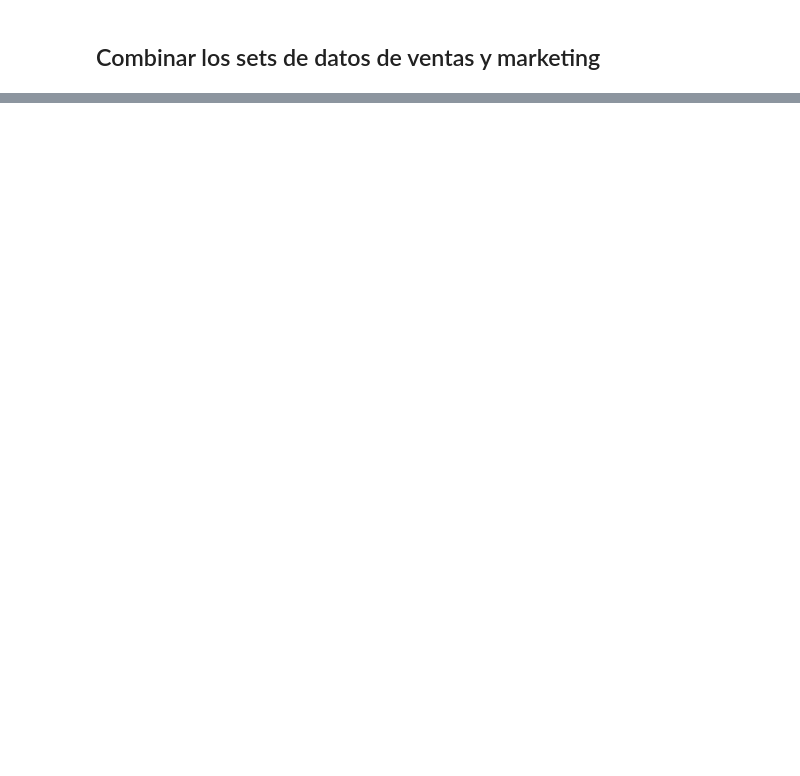
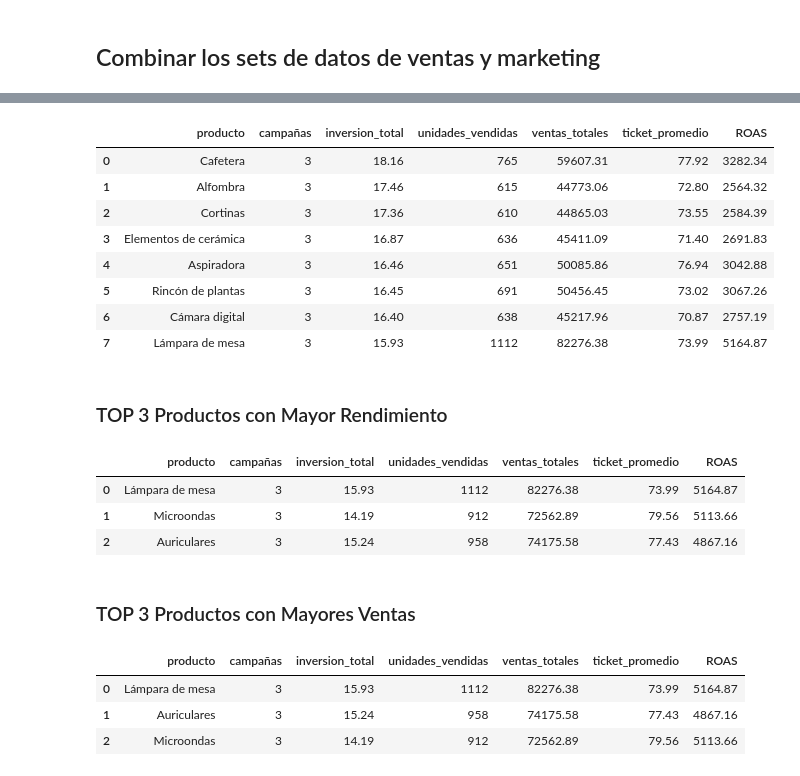
Before and after one commit to Domegal13/DATA-ANALITICS-PYTHON-TALENTO-TECH-C25261, a Jupyter notebook: Gallo_Domenico_Comision_C25261_PFI_Data_Analitics_con_Python_Pre_Entrega.ipynb, the cells around one changed output, grey strips where cells are left out. Saved outputs shown, nothing was run; the diff lists cells and outputs as text; code cells hidden in the pictures; blank space fills up the shorter version.

```diff
--- a/Gallo_Domenico_Comision_C25261_PFI_Data_Analitics_con_Python_Pre_Entrega.ipynb
+++ b/Gallo_Domenico_Comision_C25261_PFI_Data_Analitics_con_Python_Pre_Entrega.ipynb
@@ -418,0 +431,11 @@ display(df_marketing.sample(5))
+# %%
+marketin_producto = (df_marketing.groupby('producto')
+                                 .agg(campañas=('producto', 'count'),
+                                      inversion_total = ('costo', 'sum'))
+.sort_values('inversion_total', ascending=False)
+.reset_index()).round(2)
+
+print('-'*100)
+print("--- Costo de Marketin por Producto ---")
+print('-'*100)
+print(marketin_producto.head())
@@ -418,0 +454,3 @@ display(df_marketing.sample(5))
+# %%
+productos_vta_mkt = pd.merge(marketin_producto, ventas_por_producto, on='producto', how='inner')
+productos_vta_mkt.head()
@@ -418,0 +466,3 @@ display(df_marketing.sample(5))
+# %%
+productos_vta_mkt['ticket_promedio'] = (productos_vta_mkt['ventas_totales'] / productos_vta_mkt['unidades_vendidas']).round(2)
+productos_vta_mkt.head(8)
@@ -418,0 +479,13 @@ display(df_marketing.sample(5))
+# %%
+productos_vta_mkt['ROAS'] = (productos_vta_mkt['ventas_totales']/productos_vta_mkt['inversion_total']).round(2)
+productos_vta_mkt.head(8)
+# %% [output]
+|  | producto | campañas | inversion_total | unidades_vendidas | ventas_totales | ticket_promedio | ROAS |
+| 0 | Cafetera | 3 | 18.16 | 765 | 59607.31 | 77.92 | 3282.34 |
+| 1 | Alfombra | 3 | 17.46 | 615 | 44773.06 | 72.80 | 2564.32 |
+| 2 | Cortinas | 3 | 17.36 | 610 | 44865.03 | 73.55 | 2584.39 |
+| 3 | Elementos de cerámica | 3 | 16.87 | 636 | 45411.09 | 71.40 | 2691.83 |
+| 4 | Aspiradora | 3 | 16.46 | 651 | 50085.86 | 76.94 | 3042.88 |
+| 5 | Rincón de plantas | 3 | 16.45 | 691 | 50456.45 | 73.02 | 3067.26 |
+| 6 | Cámara digital | 3 | 16.40 | 638 | 45217.96 | 70.87 | 2757.19 |
+| 7 | Lámpara de mesa | 3 | 15.93 | 1112 | 82276.38 | 73.99 | 5164.87 |
@@ -418,0 +495,2 @@ display(df_marketing.sample(5))
+# %% [markdown]
+###  TOP 3 Productos con Mayor Rendimiento
@@ -418,0 +499,18 @@ display(df_marketing.sample(5))
+# %%
+productos_con_mayor_rendimiento = productos_vta_mkt.nlargest(n=n, columns='ROAS').reset_index(drop=True)
+productos_con_mayor_rendimiento
+# %% [output]
+|  | producto | campañas | inversion_total | unidades_vendidas | ventas_totales | ticket_promedio | ROAS |
+| 0 | Lámpara de mesa | 3 | 15.93 | 1112 | 82276.38 | 73.99 | 5164.87 |
+| 1 | Microondas | 3 | 14.19 | 912 | 72562.89 | 79.56 | 5113.66 |
+| 2 | Auriculares | 3 | 15.24 | 958 | 74175.58 | 77.43 | 4867.16 |
+# %% [markdown]
+###  TOP 3 Productos con Mayores Ventas
+# %%
+productos_con_mayores_ventas = productos_vta_mkt.nlargest(n, columns='ventas_totales').reset_index(drop=True)
+productos_con_mayores_ventas
+# %% [output]
+|  | producto | campañas | inversion_total | unidades_vendidas | ventas_totales | ticket_promedio | ROAS |
+| 0 | Lámpara de mesa | 3 | 15.93 | 1112 | 82276.38 | 73.99 | 5164.87 |
+| 1 | Auriculares | 3 | 15.24 | 958 | 74175.58 | 77.43 | 4867.16 |
+| 2 | Microondas | 3 | 14.19 | 912 | 72562.89 | 79.56 | 5113.66 |
```
Also changed, not shown: parts of 24 cells of this notebook.
